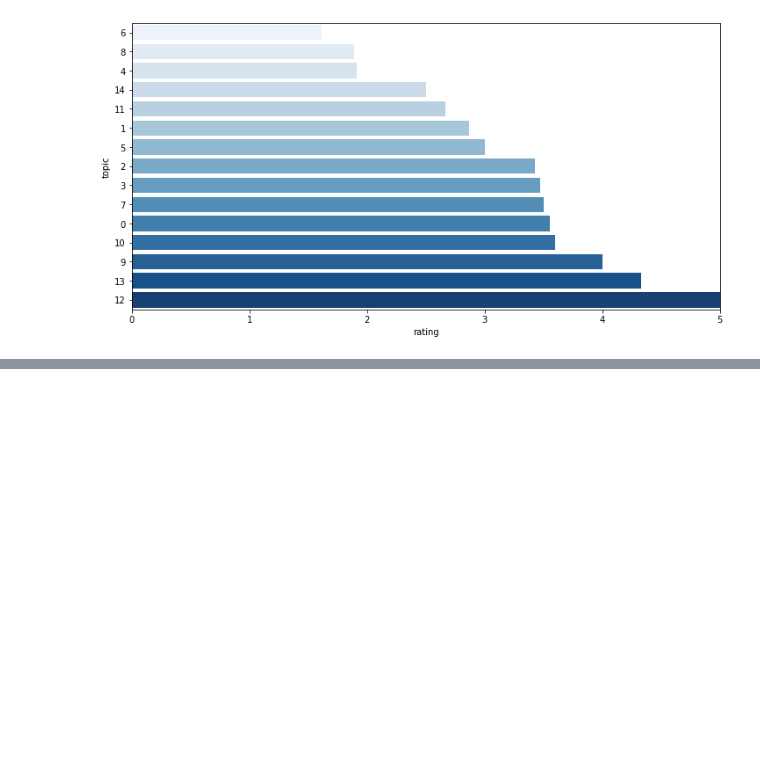
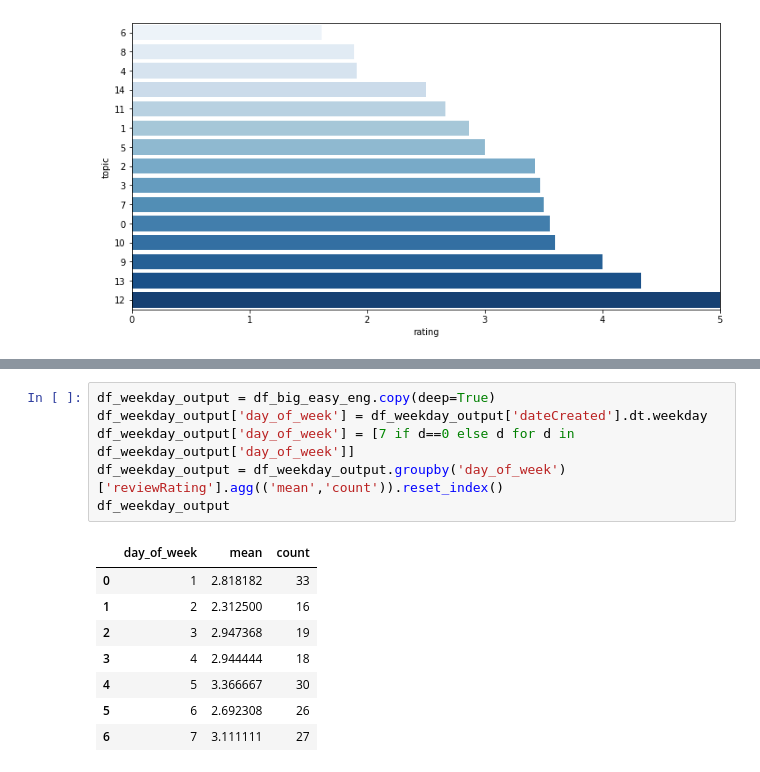
Before and after one commit to jack-cook-repo/reviews-tool, a Jupyter notebook: Big Easy CW Reviews (Tripadvisor).ipynb, the cells around one changed output, grey strips where cells are left out. Cells and saved outputs as stored; diff of their text form; blank space fills up the shorter version.

```diff
--- a/Big Easy CW Reviews (Tripadvisor).ipynb
+++ b/Big Easy CW Reviews (Tripadvisor).ipynb
@@ -497,0 +498,15 @@ plt.show()
+# %%
+df_weekday_output = df_big_easy_eng.copy(deep=True)
+df_weekday_output['day_of_week'] = df_weekday_output['dateCreated'].dt.weekday
+df_weekday_output['day_of_week'] = [7 if d==0 else d for d in df_weekday_output['day_of_week']]
+df_weekday_output = df_weekday_output.groupby('day_of_week')['reviewRating'].agg(('mean','count')).reset_index()
+df_weekday_output
+# %% [output]
+|  | day_of_week | mean | count |
+| 0 | 1 | 2.818182 | 33 |
+| 1 | 2 | 2.312500 | 16 |
+| 2 | 3 | 2.947368 | 19 |
+| 3 | 4 | 2.944444 | 18 |
+| 4 | 5 | 3.366667 | 30 |
+| 5 | 6 | 2.692308 | 26 |
+| 6 | 7 | 3.111111 | 27 |
```
Also changed, not shown: parts of 9 cells of this notebook.
